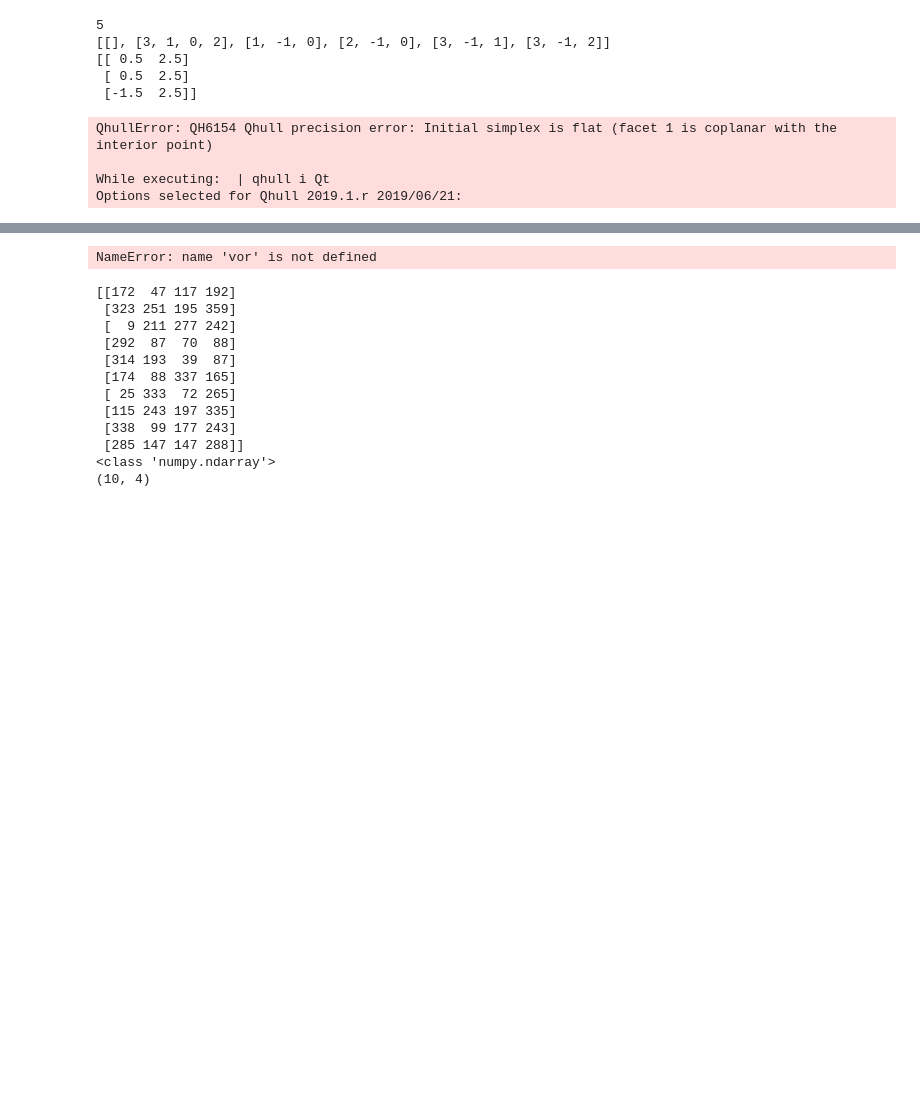
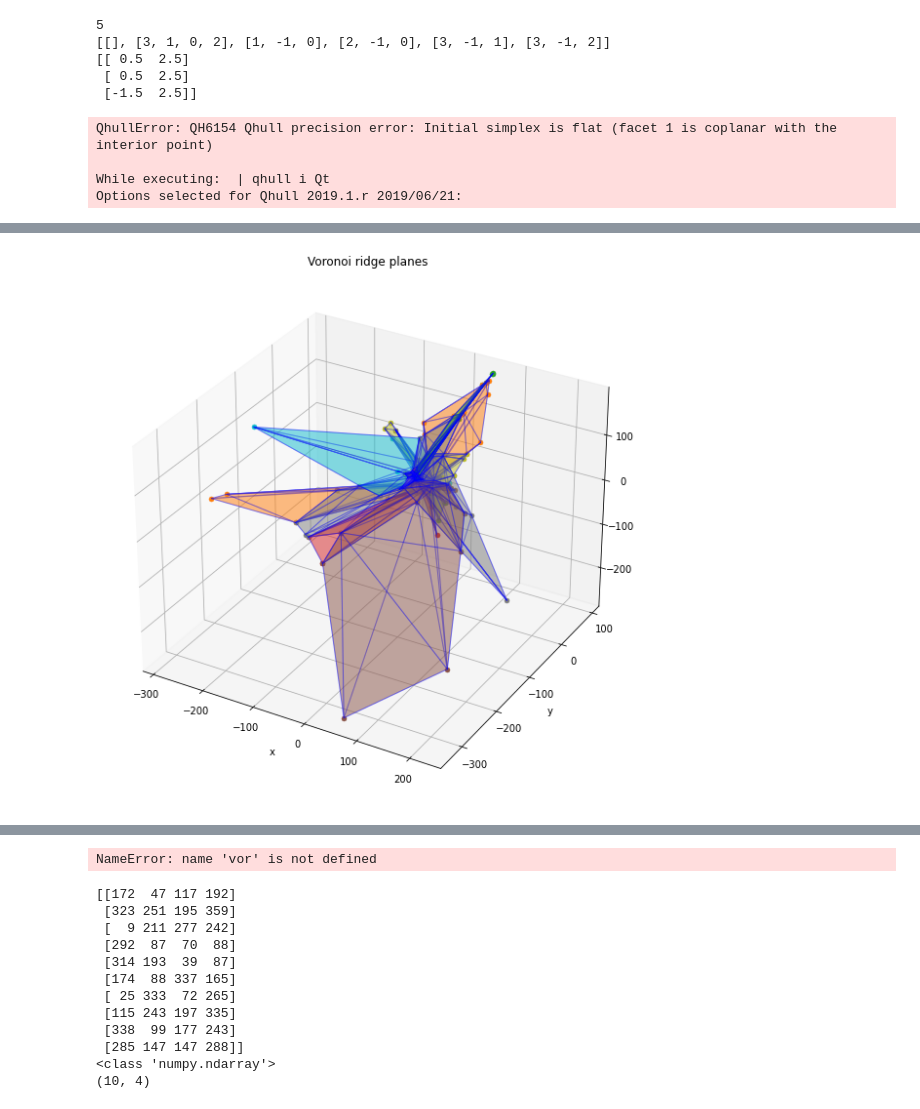
Before and after one commit to mukaiyama729/ResearchAnalysis, a Jupyter notebook: tesselation.ipynb, the cells around one changed output, grey strips where cells are left out. Cells and saved outputs as stored; diff of their text form; code cells hidden in the pictures; blank space fills up the shorter version.

```diff
--- a/tesselation.ipynb
+++ b/tesselation.ipynb
@@ -545,3 +590,7 @@ a.d_display(3, what='region_points')
+# %%
+a.v_display(3, what='region_points')
+# %% [output]
+[figure, added]
 # %%
 x = a.kde_show_data().sort_values('density')['point_index']
 # %%
```
Also changed, not shown: parts of 7 cells of this notebook.
